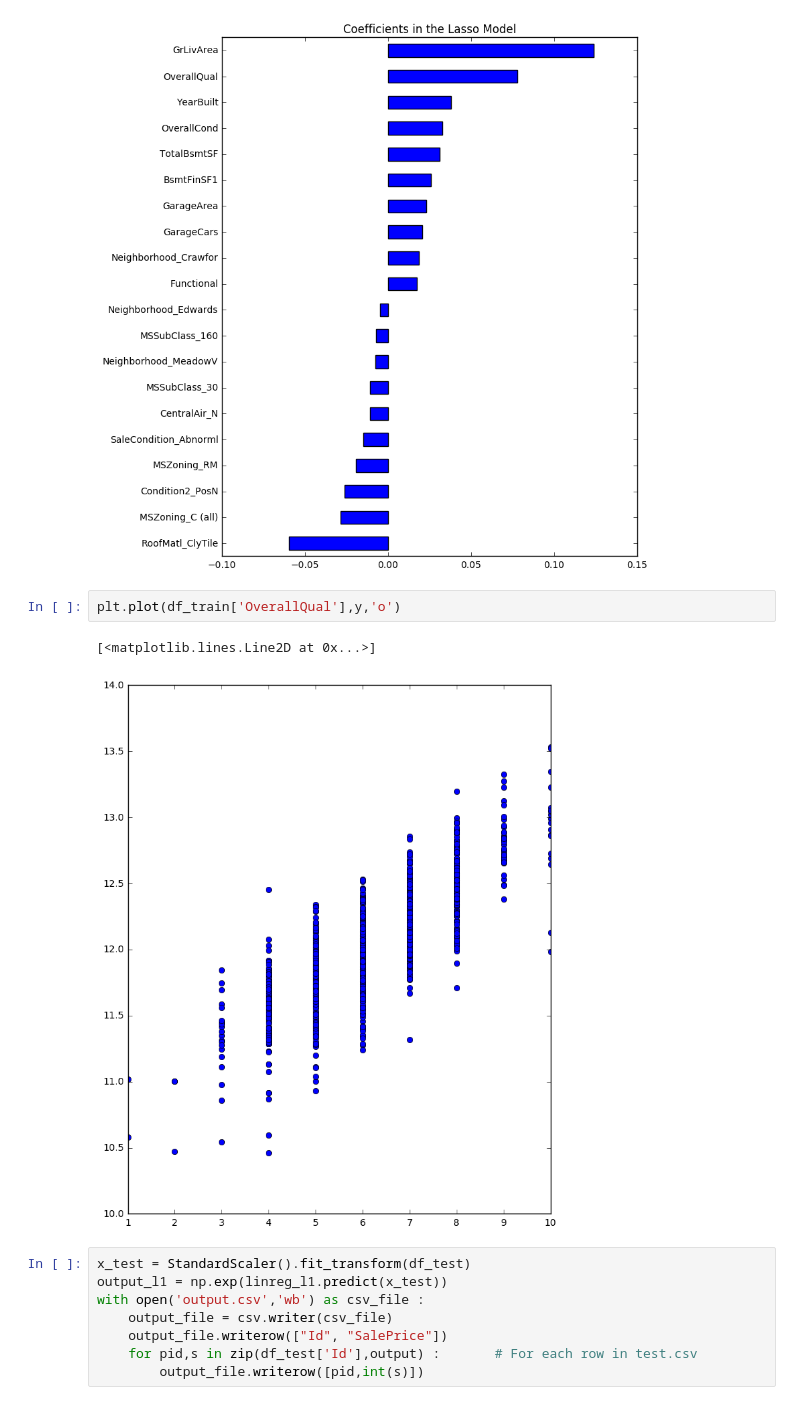
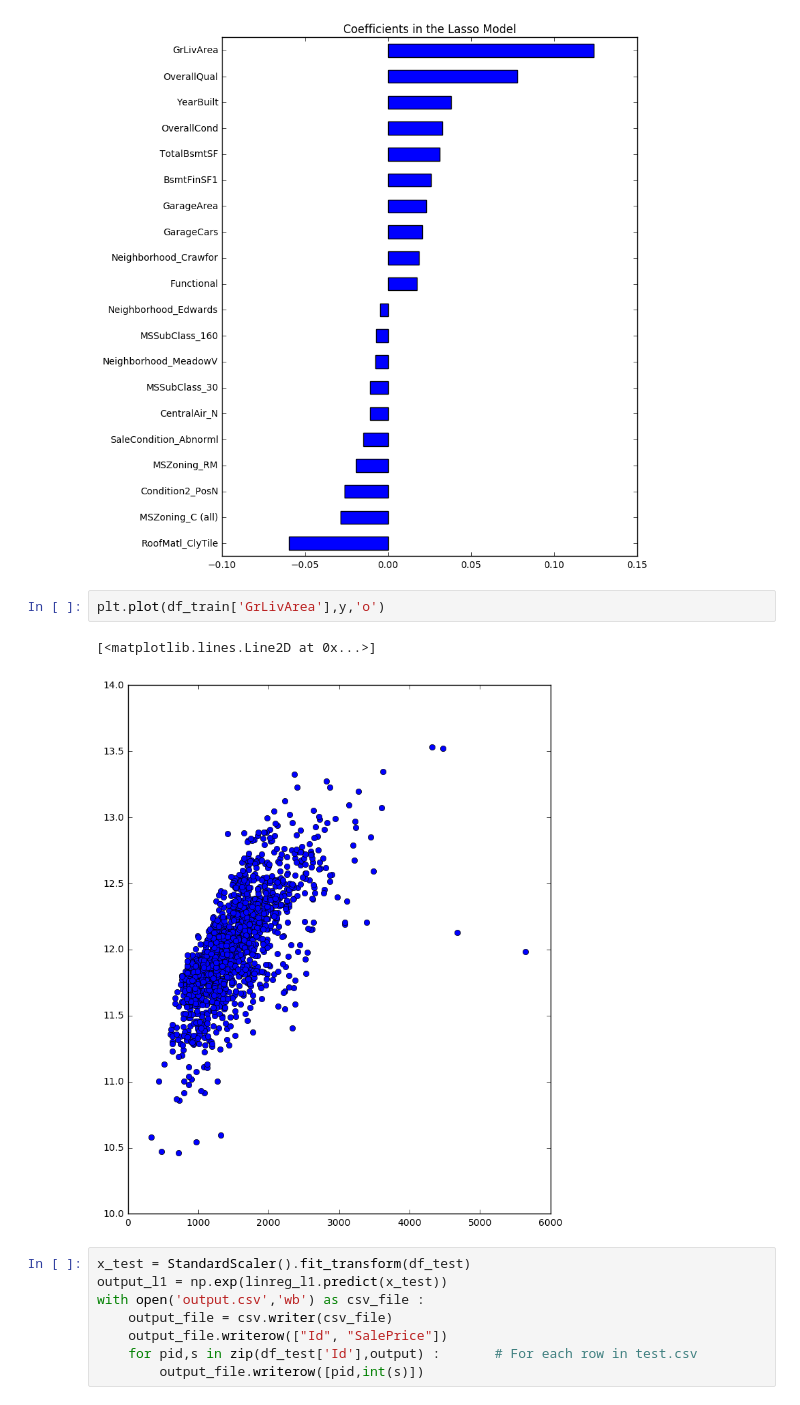
Before and after one commit to jmpounders/kaggle_homeprices, a Jupyter notebook: HomePricePrediction.ipynb, the cells around one changed output. Drawn from its saved outputs; the diff is of its cells as text.

```diff
--- a/HomePricePrediction.ipynb
+++ b/HomePricePrediction.ipynb
@@ -457,10 +475,10 @@ plt.title("Coefficients in the Lasso Model")
 <matplotlib.text.Text at 0x...>
 [figure]
 # %%
-plt.plot(df_train['OverallQual'],y,'o')
+plt.plot(df_train['GrLivArea'],y,'o')
 # %% [output]
 [<matplotlib.lines.Line2D at 0x...>]
-[figure, old version]
+[figure, new version]
 # %%
 x_test = StandardScaler().fit_transform(df_test)
 output_l1 = np.exp(linreg_l1.predict(x_test))
```
Also changed, not shown: parts of 12 cells of this notebook.
